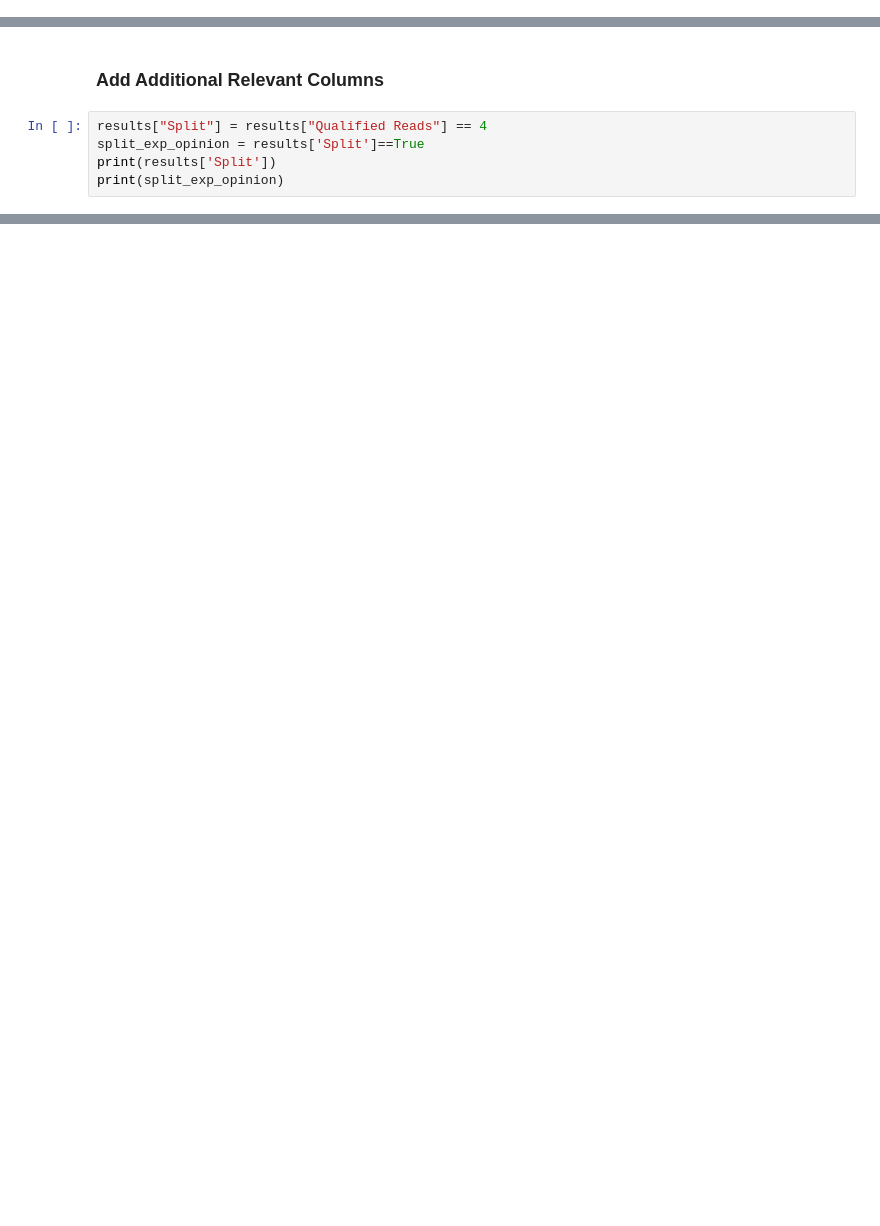
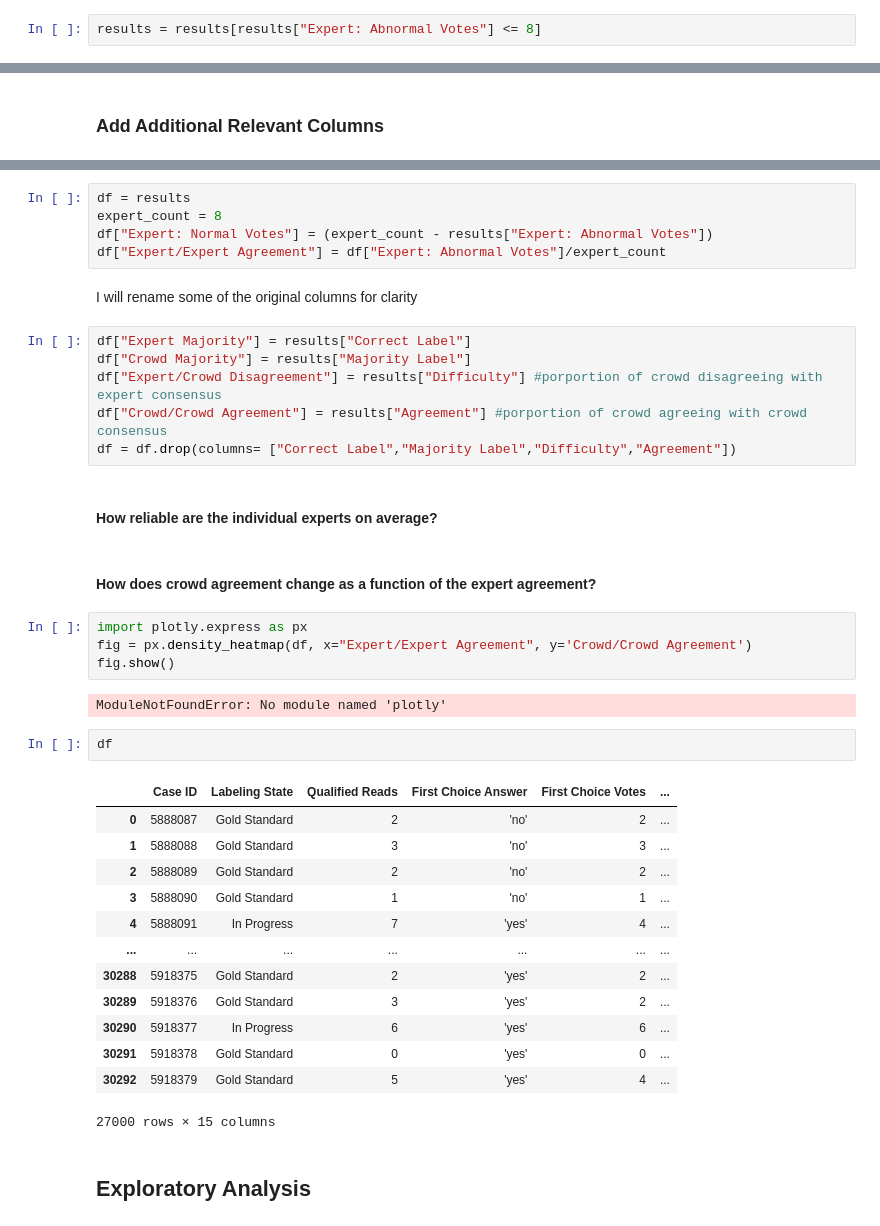
Before and after one commit to jess-valiarovski/OA-medical-images, a Jupyter notebook: exploratory_analysis.ipynb, the cells around one changed output, grey strips where cells are left out. Cells and saved outputs as stored; diff of their text form; blank space fills up the shorter version.

```diff
--- a/exploratory_analysis.ipynb
+++ b/exploratory_analysis.ipynb
@@ -89 +95,3 @@ results = results[results["Qualified Reads"] >= 9]
+# %%
+results = results[results["Expert: Abnormal Votes"] <= 8]
 # %% [markdown]
@@ -121,8 +133,3 @@ Nth Choice Votes: number of crowd votes
 Nth Choice Weight:
 # %% [markdown]
 ### Add Additional Relevant Columns
-# %%
-results["Split"] = results["Qualified Reads"] == 4
-split_exp_opinion = results['Split']==True
-print(results['Split'])
-print(split_exp_opinion)
@@ -165,3 +136,44 @@ what was the intention and what did I get out of running this code.
+# %%
+df = results
+expert_count = 8
+df["Expert: Normal Votes"] = (expert_count - results["Expert: Abnormal Votes"])
+df["Expert/Expert Agreement"] = df["Expert: Abnormal Votes"]/expert_count
+# %% [markdown]
+I will rename some of the original columns for clarity
+# %%
+df["Expert Majority"] = results["Correct Label"]
+df["Crowd Majority"] = results["Majority Label"]
+df["Expert/Crowd Disagreement"] = results["Difficulty"] #porportion of crowd disagreeing with expert consensus
+df["Crowd/Crowd Agreement"] = results["Agreement"] #porportion of crowd agreeing with crowd consensus
+df = df.drop(columns= ["Correct Label","Majority Label","Difficulty","Agreement"])
+# %% [markdown]
+#### How reliable are the individual experts on average?
+# %% [markdown]
+#### How does crowd agreement change as a function of the expert agreement?
+# %%
+import plotly.express as px
+fig = px.density_heatmap(df, x="Expert/Expert Agreement", y='Crowd/Crowd Agreement')
+fig.show()
+# %% [output]
+ModuleNotFoundError: No module named 'plotly'
+# %%
+df
+# %% [output]
+|  | Case ID | Labeling State | Qualified Reads | First Choice Answer | First Choice Votes | ... |
+| 0 | 5888087 | Gold Standard | 2 | 'no' | 2 | ... |
+| 1 | 5888088 | Gold Standard | 3 | 'no' | 3 | ... |
+| 2 | 5888089 | Gold Standard | 2 | 'no' | 2 | ... |
+| 3 | 5888090 | Gold Standard | 1 | 'no' | 1 | ... |
+| 4 | 5888091 | In Progress | 7 | 'yes' | 4 | ... |
+| ... | ... | ... | ... | ... | ... | ... |
+| 30288 | 5918375 | Gold Standard | 2 | 'yes' | 2 | ... |
+| 30289 | 5918376 | Gold Standard | 3 | 'yes' | 2 | ... |
+| 30290 | 5918377 | In Progress | 6 | 'yes' | 6 | ... |
+| 30291 | 5918378 | Gold Standard | 0 | 'yes' | 0 | ... |
+| 30292 | 5918379 | Gold Standard | 5 | 'yes' | 4 | ... |
+27000 rows × 15 columns
+# %% [markdown]
+## Exploratory Analysis
 # %%
 print(results["Difficulty"].describe())
 # %% [output]
```
Also changed, not shown: parts of 11 cells of this notebook.
